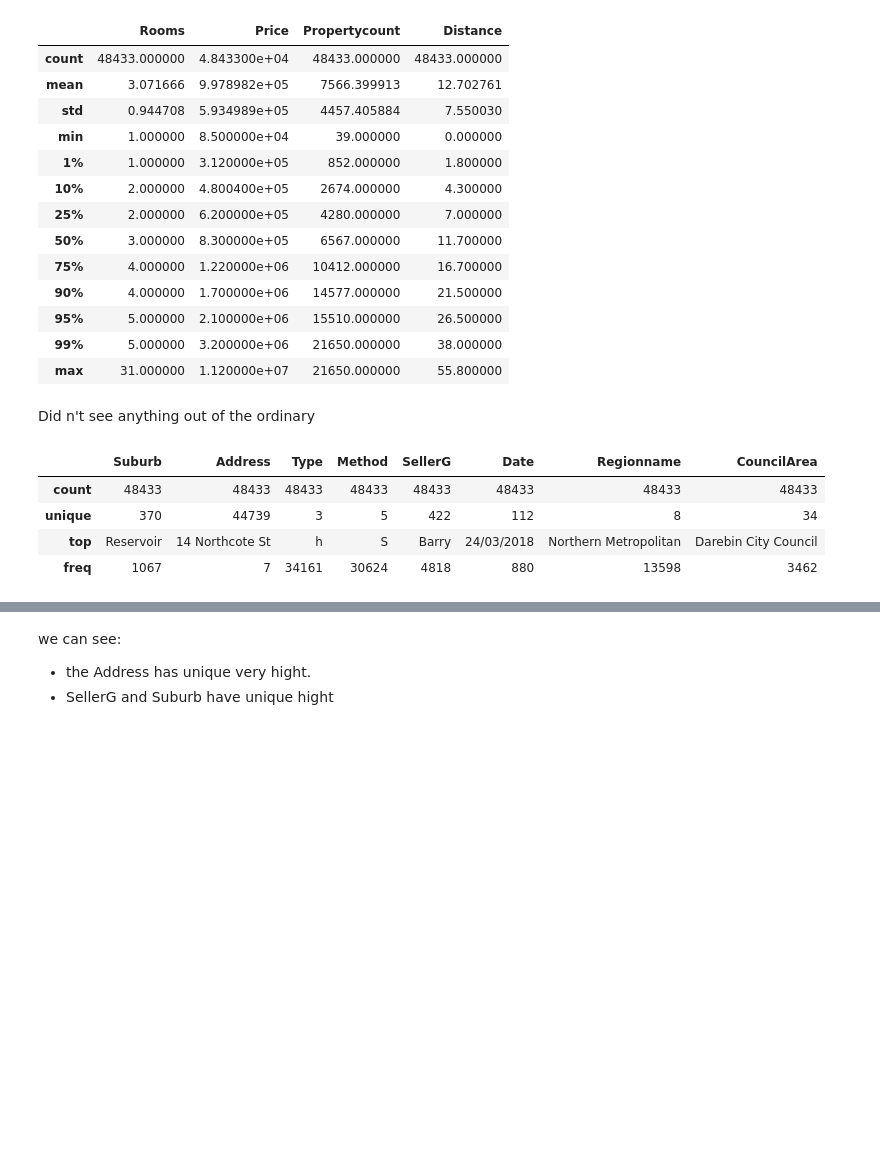
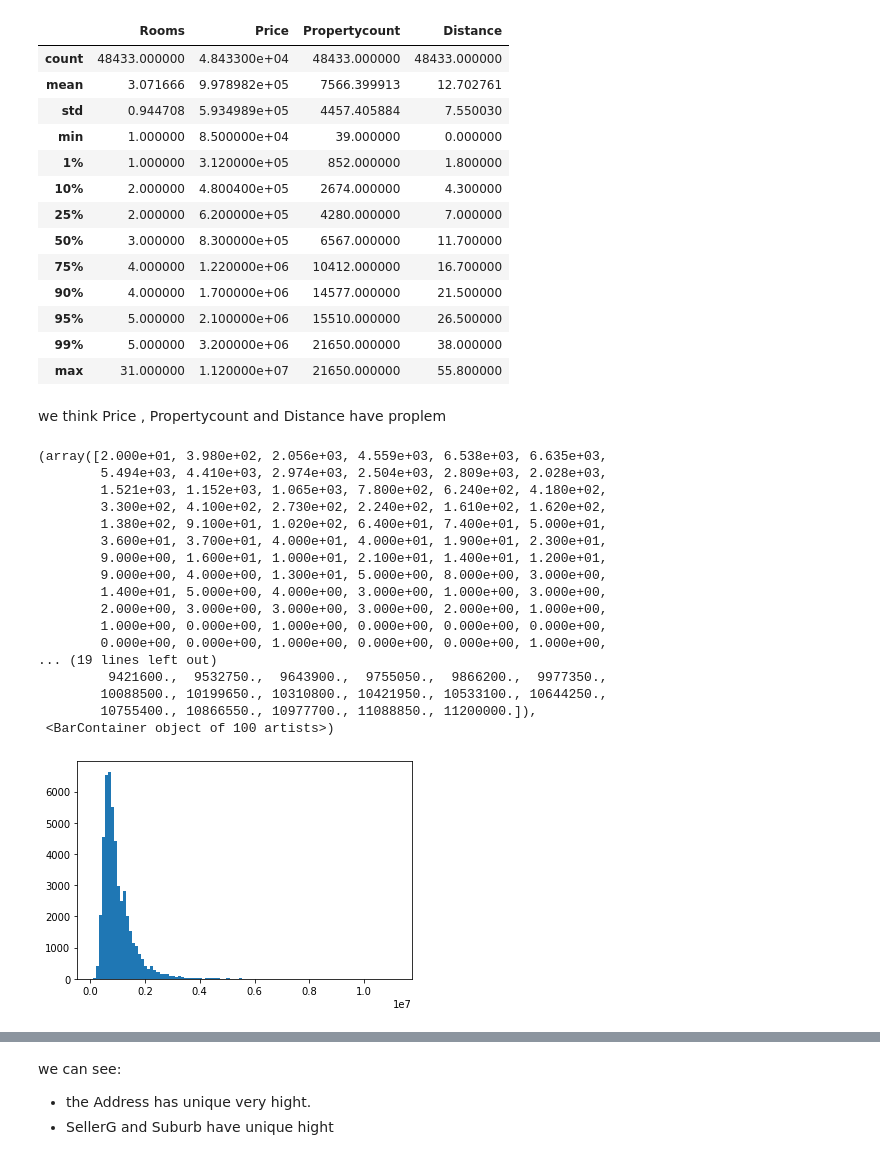
Before and after one commit to Trantamhvbc/DataScienceProject, a Jupyter notebook: linear/Untitled.ipynb, the cells around one changed output, grey strips where cells are left out. Drawn from its saved outputs; the diff is of its cells as text; code cells hidden in the pictures; blank space fills up the shorter version.

```diff
--- a/linear/Untitled.ipynb
+++ b/linear/Untitled.ipynb
@@ -169,13 +170,27 @@ df.describe(percentiles = [0.01,.1,.25,.5,.75,.9,.95,.99 ])
 | 95% | 5.000000 | 2.100000e+06 | 15510.000000 | 26.500000 |
 | 99% | 5.000000 | 3.200000e+06 | 21650.000000 | 38.000000 |
 | max | 31.000000 | 1.120000e+07 | 21650.000000 | 55.800000 |
-# %% [markdown]
-Did n't see anything out of the ordinary
-# %%
-df.describe(include = 'O')
-# %% [output]
-|  | Suburb | Address | Type | Method | SellerG | Date | Regionname | CouncilArea |
-| count | 48433 | 48433 | 48433 | 48433 | 48433 | 48433 | 48433 | 48433 |
-| unique | 370 | 44739 | 3 | 5 | 422 | 112 | 8 | 34 |
-| top | Reservoir | 14 Northcote St | h | S | Barry | 24/03/2018 | Northern Metropolitan | Darebin City Council |
-| freq | 1067 | 7 | 34161 | 30624 | 4818 | 880 | 13598 | 3462 |
+# %% [markdown]
+we think Price , Propertycount and Distance have proplem
+# %%
+
+plt.hist(df.Price.values,bins = 100)
+# %% [output]
+(array([2.000e+01, 3.980e+02, 2.056e+03, 4.559e+03, 6.538e+03, 6.635e+03,
+        5.494e+03, 4.410e+03, 2.974e+03, 2.504e+03, 2.809e+03, 2.028e+03,
+        1.521e+03, 1.152e+03, 1.065e+03, 7.800e+02, 6.240e+02, 4.180e+02,
+        3.300e+02, 4.100e+02, 2.730e+02, 2.240e+02, 1.610e+02, 1.620e+02,
+        1.380e+02, 9.100e+01, 1.020e+02, 6.400e+01, 7.400e+01, 5.000e+01,
+        3.600e+01, 3.700e+01, 4.000e+01, 4.000e+01, 1.900e+01, 2.300e+01,
+        9.000e+00, 1.600e+01, 1.000e+01, 2.100e+01, 1.400e+01, 1.200e+01,
+        9.000e+00, 4.000e+00, 1.300e+01, 5.000e+00, 8.000e+00, 3.000e+00,
+        1.400e+01, 5.000e+00, 4.000e+00, 3.000e+00, 1.000e+00, 3.000e+00,
+        2.000e+00, 3.000e+00, 3.000e+00, 3.000e+00, 2.000e+00, 1.000e+00,
+        1.000e+00, 0.000e+00, 1.000e+00, 0.000e+00, 0.000e+00, 0.000e+00,
+        0.000e+00, 0.000e+00, 1.000e+00, 0.000e+00, 0.000e+00, 1.000e+00,
+... (19 lines left out)
+         9421600.,  9532750.,  9643900.,  9755050.,  9866200.,  9977350.,
+        10088500., 10199650., 10310800., 10421950., 10533100., 10644250.,
+        10755400., 10866550., 10977700., 11088850., 11200000.]),
+ <BarContainer object of 100 artists>)
+[figure, added]
```
Also changed, not shown: parts of 36 cells of this notebook, 1 other file.
